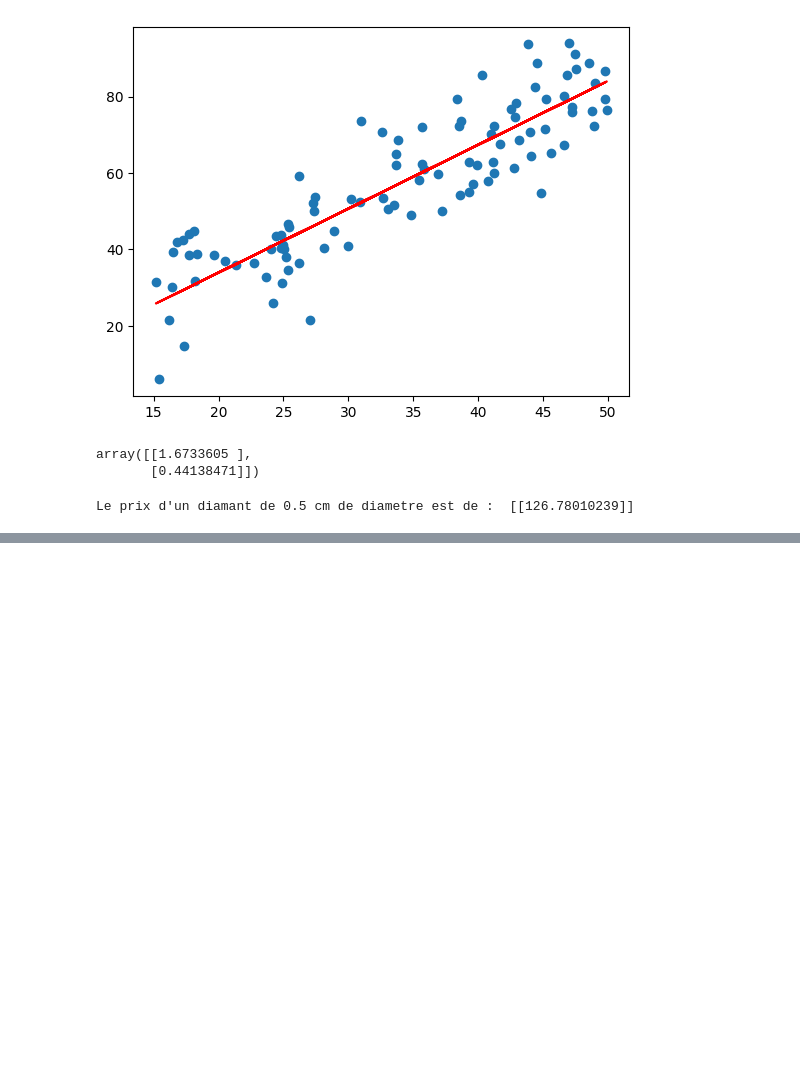
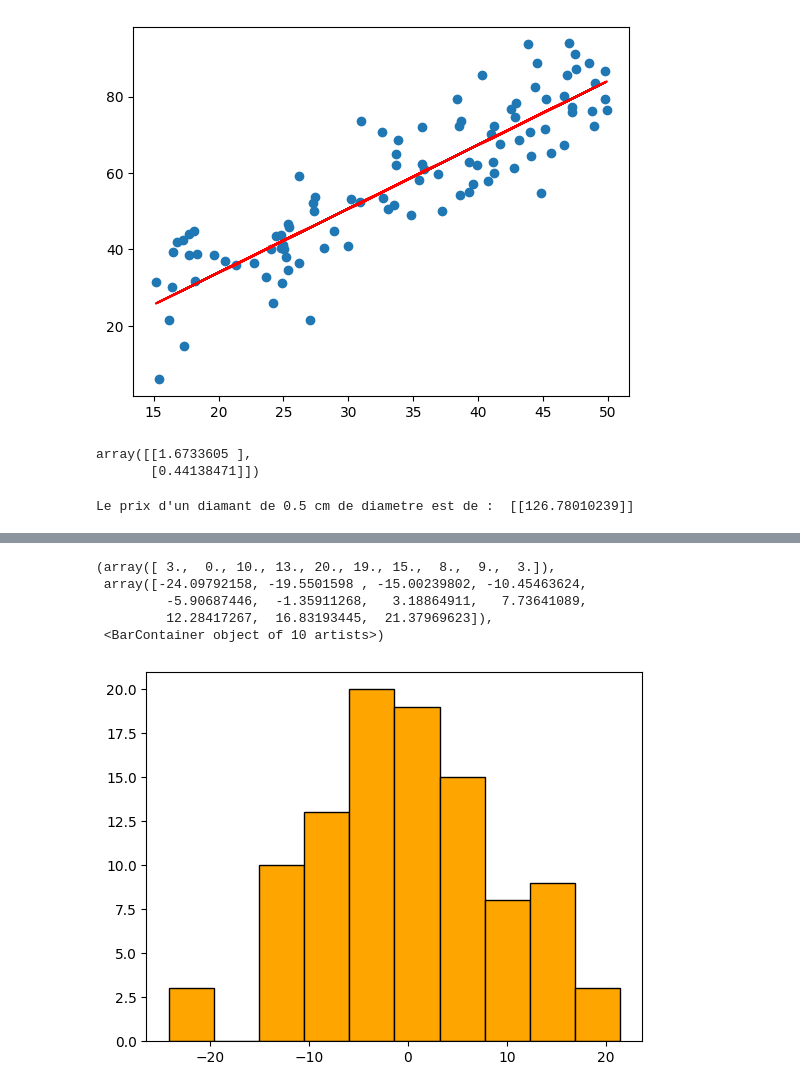
Before and after one commit to mahalmadane/MachineLearning, a Jupyter notebook: regression_linear.ipynb, the cells around one changed output, grey strips where cells are left out. Drawn from its saved outputs; the diff is of its cells as text; code cells hidden in the pictures; blank space fills up the shorter version.

```diff
--- a/regression_linear.ipynb
+++ b/regression_linear.ipynb
@@ -156,0 +172,9 @@ Le prix d'un diamant de 0.5 cm de diametre est de :  [[126.78010239]]
+# %%
+plt.hist(residuals, bins=10, color='orange', edgecolor='black')
+# %% [output]
+(array([ 3.,  0., 10., 13., 20., 19., 15.,  8.,  9.,  3.]),
+ array([-24.09792158, -19.5501598 , -15.00239802, -10.45463624,
+         -5.90687446,  -1.35911268,   3.18864911,   7.73641089,
+         12.28417267,  16.83193445,  21.37969623]),
+ <BarContainer object of 10 artists>)
+[figure, added]
```
Also changed, not shown: parts of 2 cells of this notebook, 44 other files.
